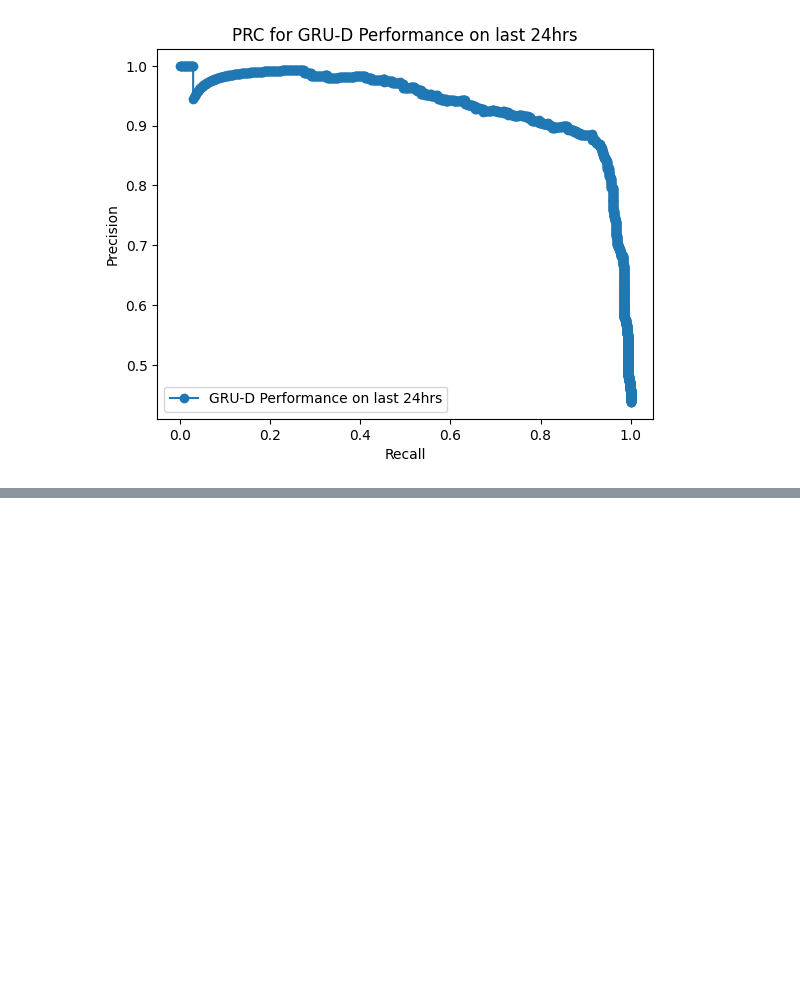
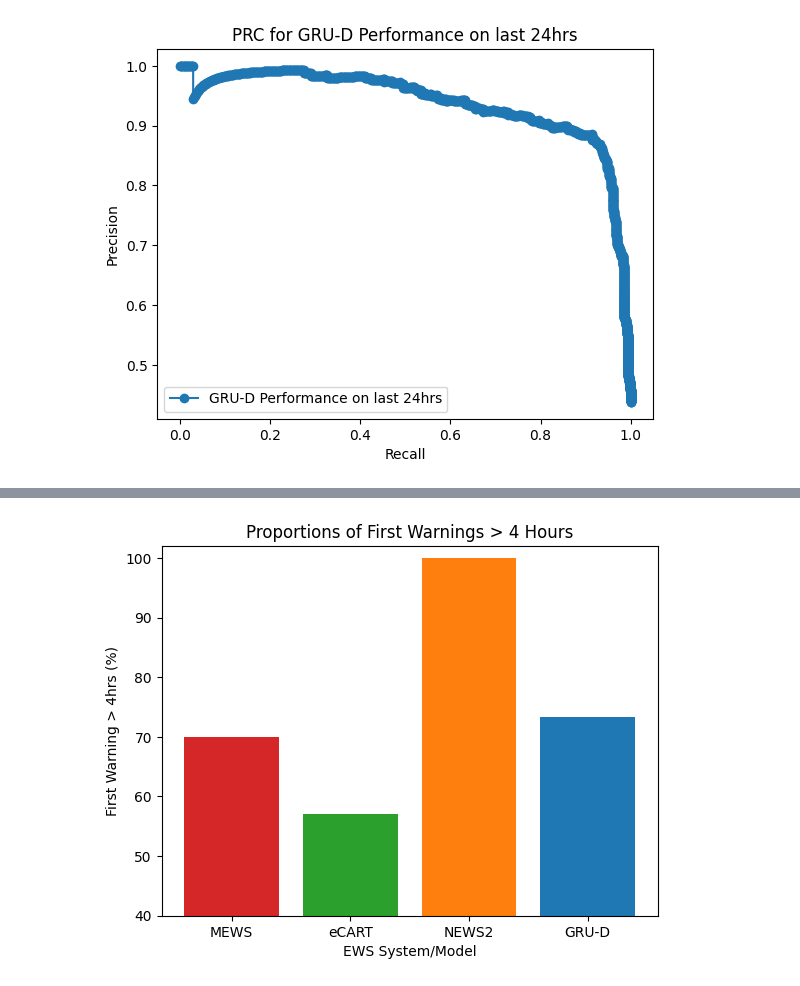
Before and after one commit to GassyAllan/GRU_D_EWS, a Jupyter notebook: GRU_D_Model/GRU_D_Demo.ipynb, the cells around one changed output, grey strips where cells are left out. Cells and saved outputs as stored; diff of their text form; code cells hidden in the pictures; blank space fills up the shorter version.

```diff
--- a/GRU_D_Model/GRU_D_Demo.ipynb
+++ b/GRU_D_Model/GRU_D_Demo.ipynb
@@ -1100,7 +1108,7 @@ def ews_time_point_results (df, test_episodes, EWS, long_or_short, hrs_to_trim =
     if long_or_short == 'long':
         labels, ews_seq = EWS_seq_extraction_long(df, test_episodes, EWS)
     elif long_or_short == 'short':
-        labels, ews_seq = EWS_seq_extraction_short(df, test_episodes, EWS, hrs_to_trim)
+        labels, ews_seq, _ = EWS_seq_extraction_short(df, test_episodes, EWS, hrs_to_trim)
 
     return EWS_metrics_time_point(labels, ews_seq, EWS , long_or_short)
 
@@ -1119,8 +1127,9 @@ def EWS_seq_extraction_long (df, test_episodes, EWS):
 def EWS_seq_extraction_short (df, test_episodes, EWS, hrs_to_trim = 24):
     '''
     Extracts time points within last Xhrs from each sequence test set
-    Output: Tuple of 2x array: ground_truth , EWS Sequence
+    Output: Tuple of 3x array: ground_truth , EWS Sequence, Sequence Length
     '''
+    assert EWS in {'mews','news2','ecart'}, 'Select valid EWS: "news2", "mews", "ecart"'
     # Selects episodes within Test set
     data = df[df['episode_id'].isin(test_episodes)][['episode_id','anchor_time','outcome_in_24hrs', EWS]].reset_index()
     # For each episode find the maximum time and substract window hours (default 24hrs == 1440mins) and store in dict
@@ -1134,8 +1143,9 @@ def EWS_seq_extraction_short (df, test_episodes, EWS, hrs_to_trim = 24):
 
     labels = data['outcome_in_24hrs']
     ews_seq = data[EWS]
+    lengths = np.array(data.groupby('episode_id').size())
 
-    return labels, ews_seq
+    return labels, ews_seq, lengths
 
 
 def EWS_metrics_time_point (labels, ews_seq, EWS , long_or_short = 'long', classes = ['Survived', 'Died']):
@@ -1717,0 +1839,25 @@ short_ground_truth
+# %%
+warning_proportions = np.zeros(4)
+id=0
+for group in warnings:
+    warning_proportions[id] = ((group>240).sum() / group.shape)*100
+    id+=1
+
+l = np.array(['MEWS', 'eCART', 'NEWS2', 'GRU-D'])
+plt.bar([0], warning_proportions[0], width= 0.8, label = 'MEWS', color = 'C3')
+plt.bar([1], warning_proportions[1], width= 0.8, label = 'eCART', color = 'C2')
+plt.bar([2], warning_proportions[2], width= 0.8, label = 'NEWS2', color = 'C1')
+plt.bar([3], warning_proportions[3], width= 0.8, label = 'GRU-D', color = 'C0')
+
+plt.ylabel('First Warning > 4hrs (%)')
+plt.xlabel('EWS System/Model')
+plt.title('Proportions of First Warnings > 4 Hours')
+
+plt.xticks(range(len(l)), labels=l)
+plt.ylim(40,102)
+plt.show()
+
+for i in range(4):
+    print (l[i] , 'Warning proportions > 4 Hours: ' , warning_proportions[i].round(2))
+# %% [output]
+[figure, added]
```
Also changed, not shown: parts of 37 cells of this notebook.
